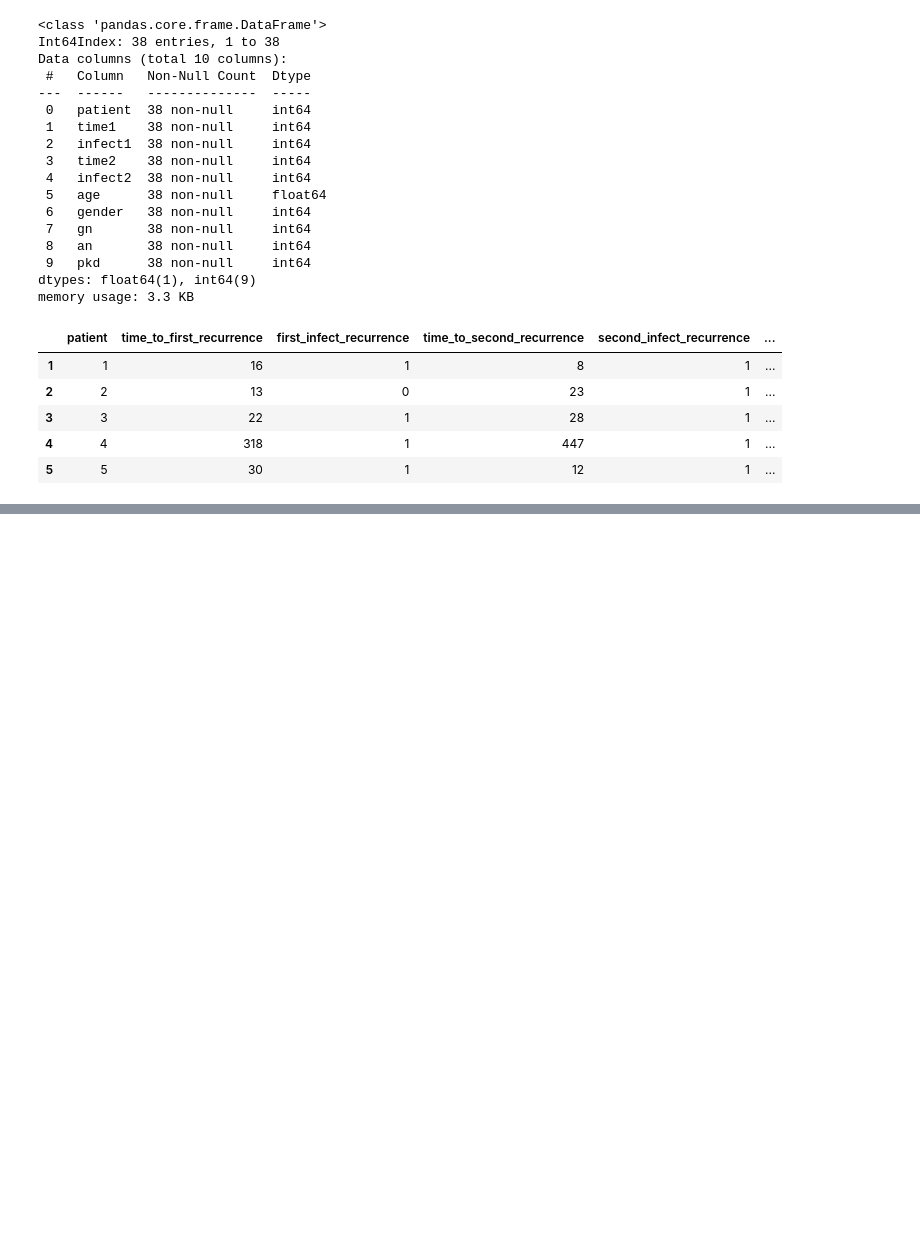
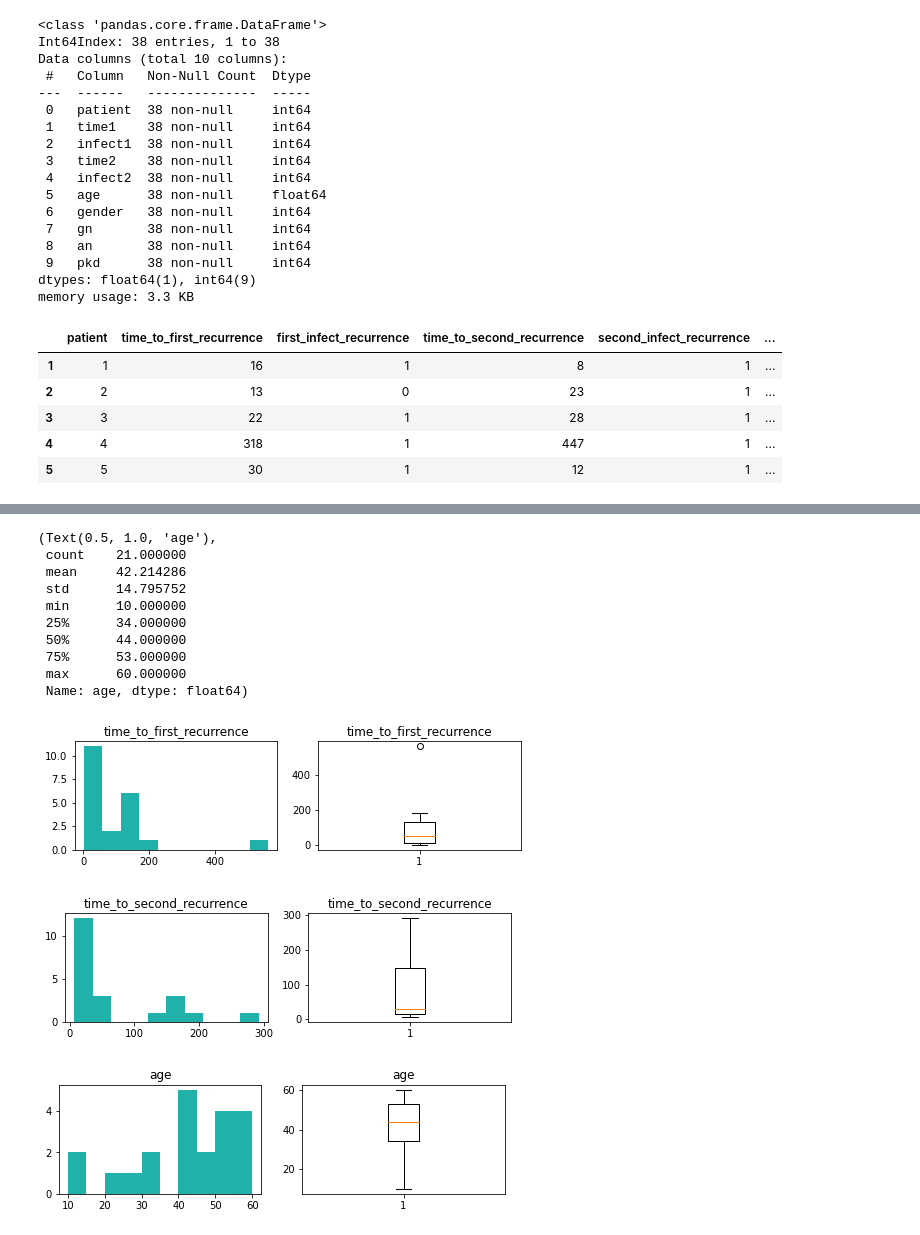
Before and after one commit to RobLMurphy92/regression-exercises, a Jupyter notebook: modeling_exercise.ipynb, the cells around one changed output, grey strips where cells are left out. Saved outputs shown, nothing was run; the diff lists cells and outputs as text; code cells hidden in the pictures; blank space fills up the shorter version.

```diff
--- a/modeling_exercise.ipynb
+++ b/modeling_exercise.ipynb
@@ -140,0 +113,4 @@ numeric_cols
+# %%
+# split the data
+train, validate, test = wrangle.general_split(kidney_df,None)
+train.shape, validate.shape, test.shape
@@ -140,0 +139,21 @@ numeric_cols
+# %%
+#doesnt appear to be normally distributed on numerical columns.
+quant = ['time_to_first_recurrence','time_to_second_recurrence', 'age']
+
+explore.explore_univariate_quant(train,quant[0])
+explore.explore_univariate_quant(train,quant[1])
+explore.explore_univariate_quant(train,quant[2])
+# %% [output]
+(Text(0.5, 1.0, 'age'),
+ count    21.000000
+ mean     42.214286
+ std      14.795752
+ min      10.000000
+ 25%      34.000000
+ 50%      44.000000
+ 75%      53.000000
+ max      60.000000
+ Name: age, dtype: float64)
+[figure, added]
+[figure, added]
+[figure, added]
```
Also changed, not shown: parts of 21 cells of this notebook.
